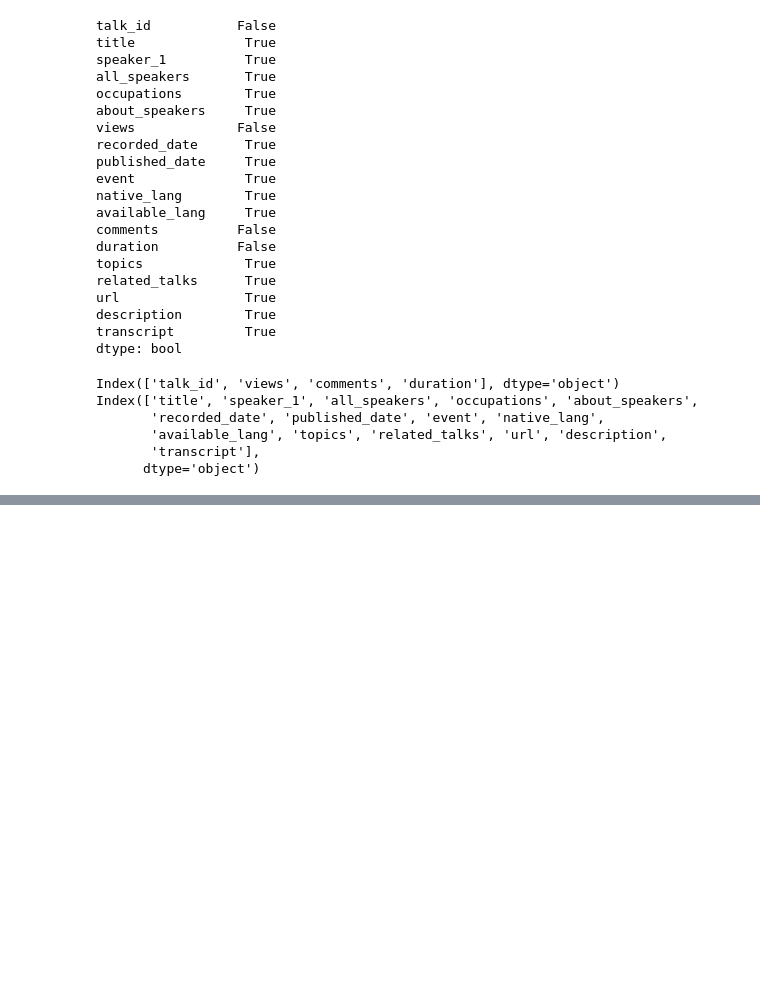
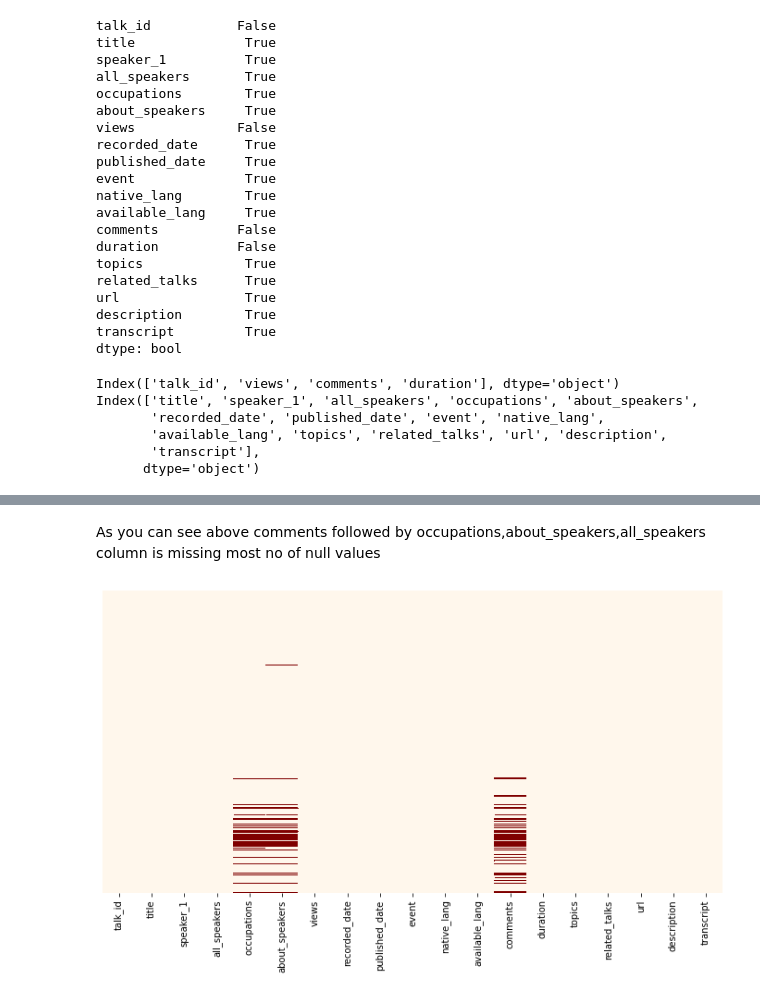
Before and after one commit to adilimam12/Regression-capstone-project2, a Jupyter notebook: TED_Talk_Views_Prediction_.ipynb, the cells around one changed output, grey strips where cells are left out. Cells and saved outputs as stored; diff of their text form; code cells hidden in the pictures; blank space fills up the shorter version.

```diff
--- a/TED_Talk_Views_Prediction_.ipynb
+++ b/TED_Talk_Views_Prediction_.ipynb
@@ -181,0 +258,7 @@ tedtalk_df[num_vars]
+# %% [markdown]
+As you can see above comments followed by occupations,about_speakers,all_speakers column is missing most no of null values
+# %%
+plt.figure(figsize=(12,6))
+sns.heatmap(tedtalk_df.isnull(),cbar=False,yticklabels=False,cmap='OrRd');
+# %% [output]
+[figure, added]
```
Also changed, not shown: parts of 30 cells of this notebook.
